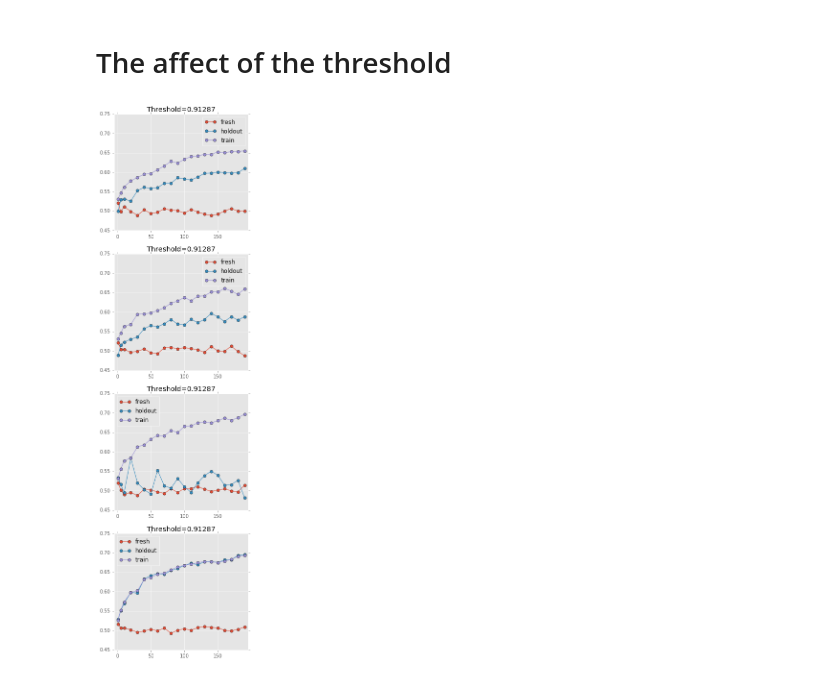
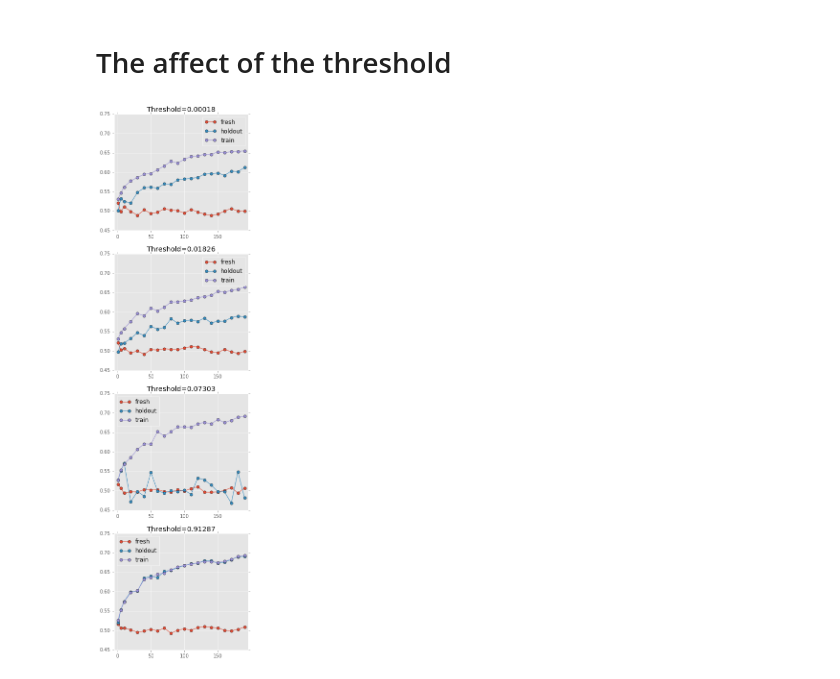
Before and after one commit to isofer/thresholdout-experiments, a Jupyter notebook: Thresholdout experiments.ipynb, the cells around one changed output. Drawn from its saved outputs; the diff is of its cells as text; code cells hidden in the pictures.

Commit message:
BUG: fix figures titles

```diff
--- a/Thresholdout experiments.ipynb
+++ b/Thresholdout experiments.ipynb
@@ -167,7 +167,7 @@ def run_simulation(n, d, n_informative, threshold, tolerance, seed):
 def add_jitter(res):
     # we jitter the holdout results for siplay purposes since they sometime identical to the trainin results
     res = res.copy()
-    n_experiments = len(thresholdout_res.columns)
+    n_experiments = len(res.columns)
     res.ix['holdout'] += np.random.randn(n_experiments) * 0.003
     return res
 
@@ -235,14 +235,16 @@ for threshold in thresholds:
                                        threshold=threshold, tolerance=threshold/4.)
     threshold_exp[threshold] = experiment
 # %%
+%matplotlib inline
 fig, axes = plt.subplots(len(thresholds), 1, figsize=(5, 20))
 for i in xrange(len(thresholds)):
-    experiment = threshold_exp[thresholds[i]]
+    threshold = thresholds[i]
+    experiment = threshold_exp[threshold]
     experiment = add_jitter(experiment)
     ax = axes[i]
     experiment.T.plot(style='-o', ax=ax)
     ax.set_title("Threshold={:.5f}".format(threshold))
     ax.set_ylim(0.45, 0.75)
     ax.set_xlim(-5, experiment.columns.max() + 5)
 # %% [output]
-[figure, old version]
+[figure, new version]
```
Also changed, not shown: parts of 1 cell of this notebook.
